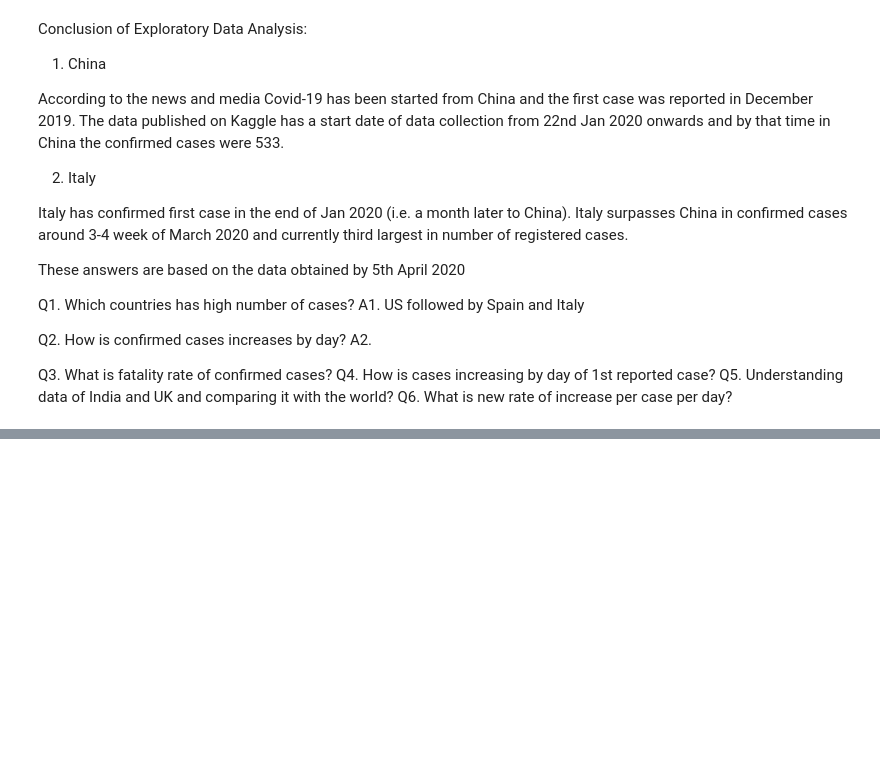
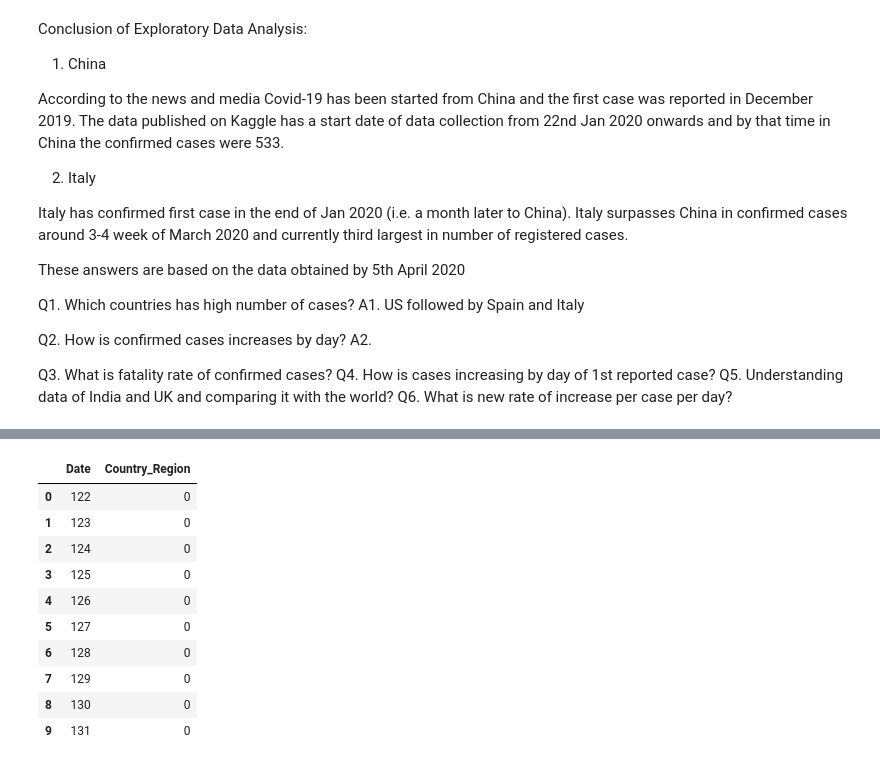
Before and after one commit to theclassofai/COVID_19, a Jupyter notebook: Covid_19_Analysis_Week4.ipynb, the cells around one changed output, grey strips where cells are left out. Drawn from its saved outputs; the diff is of its cells as text; code cells hidden in the pictures; blank space fills up the shorter version.

```diff
--- a/Covid_19_Analysis_Week4.ipynb
+++ b/Covid_19_Analysis_Week4.ipynb
@@ -576,0 +598,34 @@ Q6. What is new rate of increase per case per day?
+# %%
+train_df=train_df.reset_index()
+# %%
+from sklearn.preprocessing import LabelEncoder
+LE=LabelEncoder()
+
+train_df['Country_Region']=LE.fit_transform(train_df['Country_Region'])
+test_df['Country_Region']=LE.transform(test_df['Country_Region'])
+# %%
+train_df.loc[:, 'Date'] = train_df.Date.dt.strftime("%m%d")
+# %%
+train_df["Date"]  = train_df["Date"].astype(int)
+
+test_df.loc[:, 'Date'] = test_df.Date.dt.strftime("%m%d")
+test_df["Date"]  = test_df["Date"].astype(int)
+# %%
+#Select feature column names and target variable we are going to use for training
+features=['Date','Country_Region']
+target = 'ConfirmedCases'
+
+#This is input which our classifier will use as an input.
+train_df[features].head(10)
+# %% [output]
+|  | Date | Country_Region |
+| 0 | 122 | 0 |
+| 1 | 123 | 0 |
+| 2 | 124 | 0 |
+| 3 | 125 | 0 |
+| 4 | 126 | 0 |
+| 5 | 127 | 0 |
+| 6 | 128 | 0 |
+| 7 | 129 | 0 |
+| 8 | 130 | 0 |
+| 9 | 131 | 0 |
```
Also changed, not shown: parts of 37 cells of this notebook.
